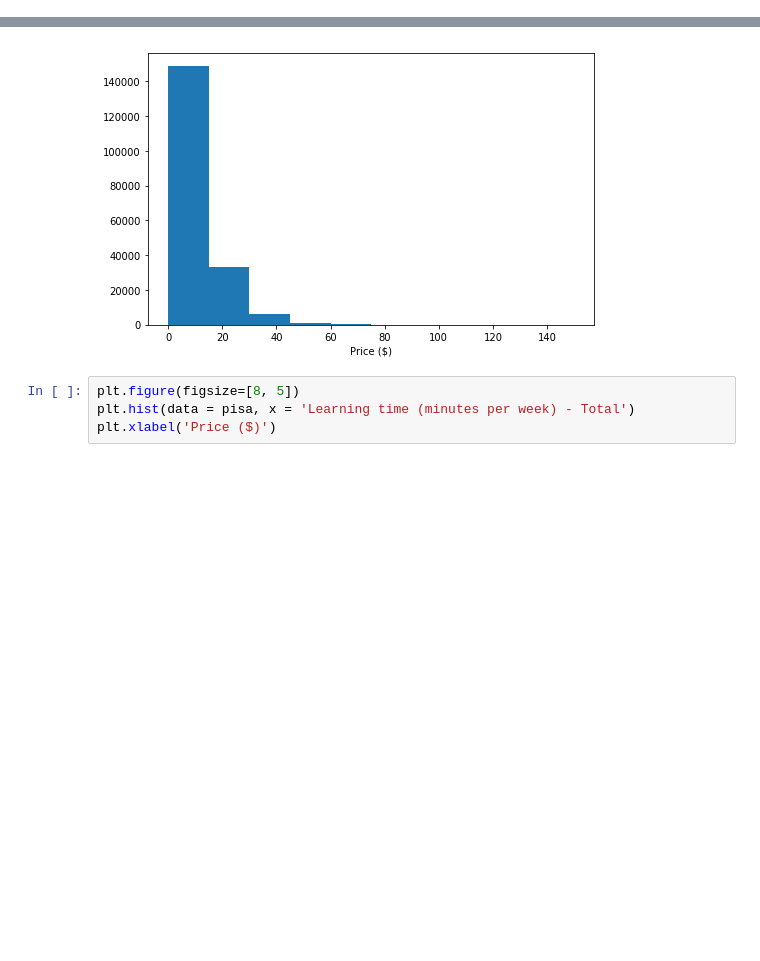
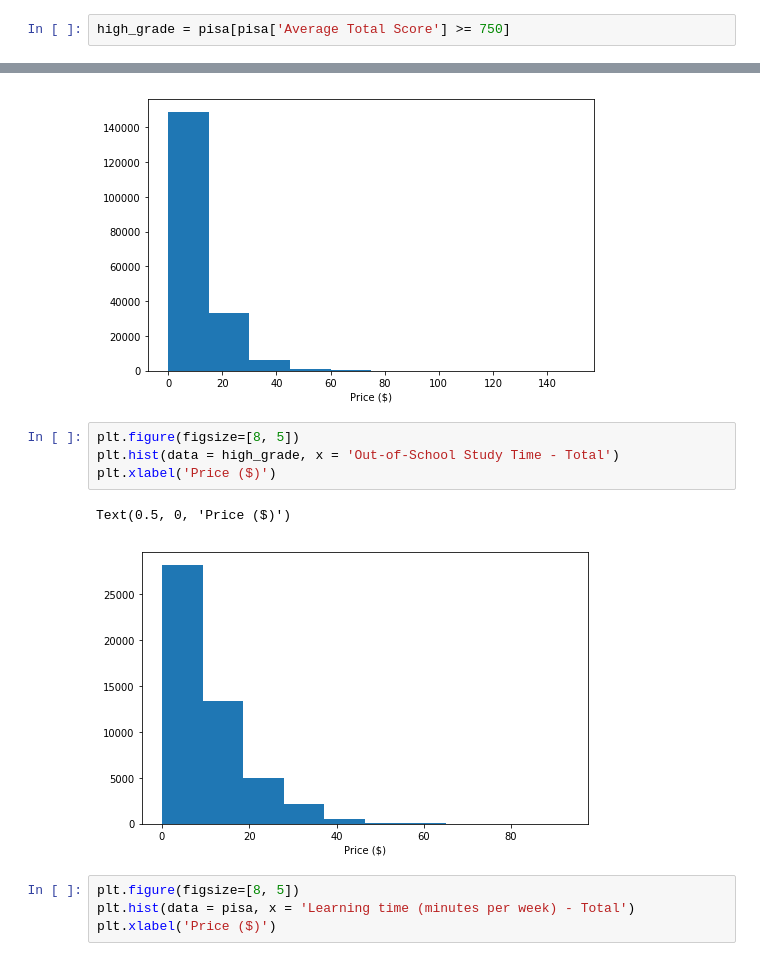
Before and after one commit to Dyke-F/Pisa-Data-Analysis, a Jupyter notebook: pisa_exploration.ipynb, the cells around one changed output, grey strips where cells are left out. Cells and saved outputs as stored; diff of their text form; blank space fills up the shorter version.

```diff
--- a/pisa_exploration.ipynb
+++ b/pisa_exploration.ipynb
@@ -167,3 +167,5 @@ pisa.describe()
 | 50% | 10.000000 | 4.000000 | 1.000000 | 0.000000 | ... |
 | 75% | 10.000000 | 8.000000 | 2.000000 | 1.000000 | ... |
 | max | 96.000000 | 30.000000 | 30.000000 | 30.000000 | ... |
+# %%
+high_grade = pisa[pisa['Average Total Score'] >= 750]
@@ -223,6 +238,13 @@ plt.xlabel('Price ($)')
 # %% [output]
 Text(0.5, 0, 'Price ($)')
 [figure]
+# %%
+plt.figure(figsize=[8, 5])
+plt.hist(data = high_grade, x = 'Out-of-School Study Time - Total')
+plt.xlabel('Price ($)')
+# %% [output]
+Text(0.5, 0, 'Price ($)')
+[figure, added]
 # %%
 plt.figure(figsize=[8, 5])
 plt.hist(data = pisa, x = 'Learning time (minutes per week) - Total')
```
Also changed, not shown: parts of 11 cells of this notebook, 1 other file.
